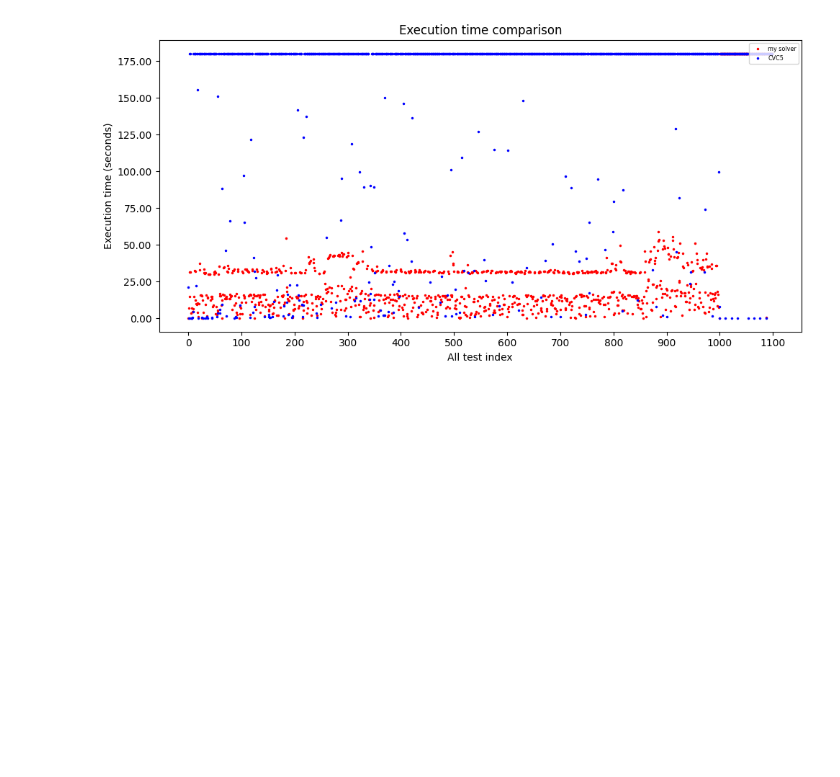
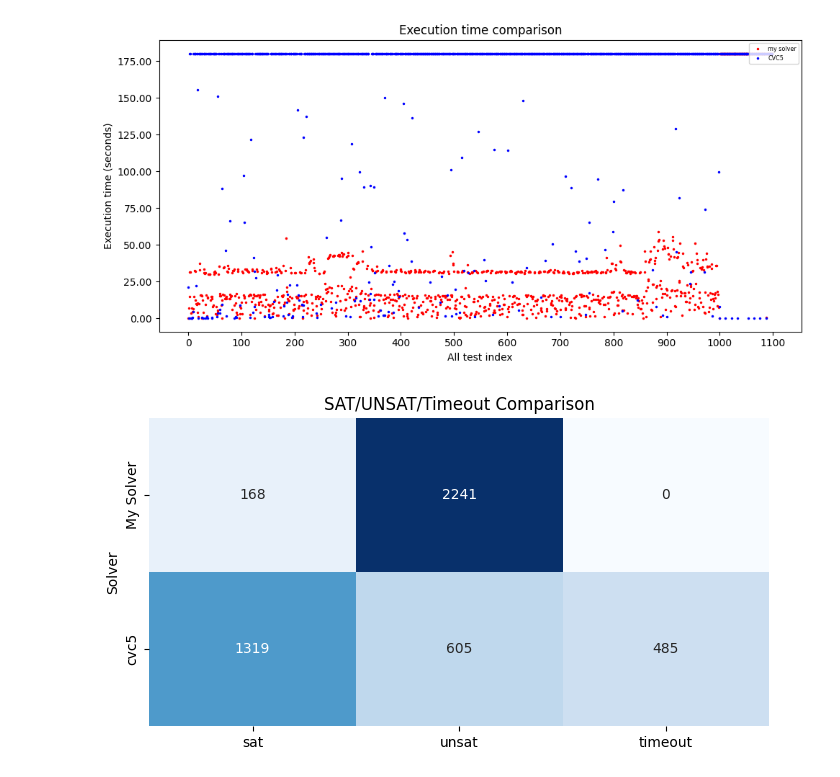
Before and after one commit to burbyleonid/BIE-BAP, a Jupyter notebook: code/src/analysis.ipynb, the cells around one changed output. Saved outputs shown, nothing was run; the diff lists cells and outputs as text; code cells hidden in the pictures; blank space fills up the shorter version.

Commit message:
New approach on approve test

```diff
--- a/code/src/analysis.ipynb
+++ b/code/src/analysis.ipynb
@@ -218,9 +218,17 @@ def stc_time_comparison(df, test_name):
 
 
 
-def sat_unsat(df):
-    my_solver_sat = df.loc[df['Result my solver'] == 'sat'].shape[0]
-    my_solver_unsat = df.loc[df['Result my solver'] == 'unsat'].shape[0]
+def sat_unsat(df, new_col_name=None ):
+
+    if new_col_name is not None:
+        my_solver_sat = df.loc[df['Result my approve_tests_my_solver'] == 'sat'].shape[0]
+        my_solver_unsat = df.loc[df['Result my approve_tests_my_solver'] == 'not sat'].shape[0]
+
+    else:
+        my_solver_sat = df.loc[df['Result my solver'] == 'sat'].shape[0]
+        my_solver_unsat = df.loc[df['Result my solver'] == 'unsat'].shape[0]
+
+
     cvc5_solver_sat = df.loc[df['Result CVC'] == 'sat'].shape[0]
     cvc5_solver_unsat = df.loc[df['Result CVC'] == 'unsat'].shape[0]
     cvc5_solver_timeout = df.loc[df['Result CVC'] == 'cvc5 interrupted by SIGTERM.'].shape[0]
@@ -582,0 +589,36 @@ res_all_test = stc_time_comparison(all_tests, "All")
+# %%
+# Aprove tests
+
+
+import pandas as pd
+import numpy as np
+import matplotlib.pyplot as plt
+import seaborn as sns
+
+
+approve_tests_cvc5 = pd.read_csv("AProVE_results_original_cvc5_time_out_3_min.csv")
+approve_tests_my_solver =  pd.read_csv("AProVE_time_out_3_min.csv")
+
+
+approve_tests_cvc5 = approve_tests_cvc5.rename(columns={'Result': 'Result CVC'})
+approve_tests_cvc5 = approve_tests_cvc5.rename(columns={'Execution time': 'Execution time CVC'})
+
+
+
+
+# # extract the test name and rename columns
+approve_tests_my_solver['Test name'] = approve_tests_my_solver['Test name'].apply(lambda x: x.split('/')[-1])
+approve_tests_my_solver = approve_tests_my_solver.rename(columns={' Execution time': 'Execution time my solver'})
+approve_tests_my_solver = approve_tests_my_solver.rename(columns={' Result': 'Result my solver'})
+
+
+approve_tests_my_solver['Result my approve_tests_my_solver'] = approve_tests_my_solver['Result my solver'].str.strip().str.lower()
+
+
+# merge the two dataframes based on the 'Test name' column
+merged_df = pd.merge(approve_tests_cvc5, approve_tests_my_solver, on='Test name')
+
+
+result = sat_unsat(merged_df, 'Result my approve_tests_my_solver')
+# %% [output]
+[figure, added]
```
Also changed, not shown: parts of 1 cell of this notebook, 8 other files.
